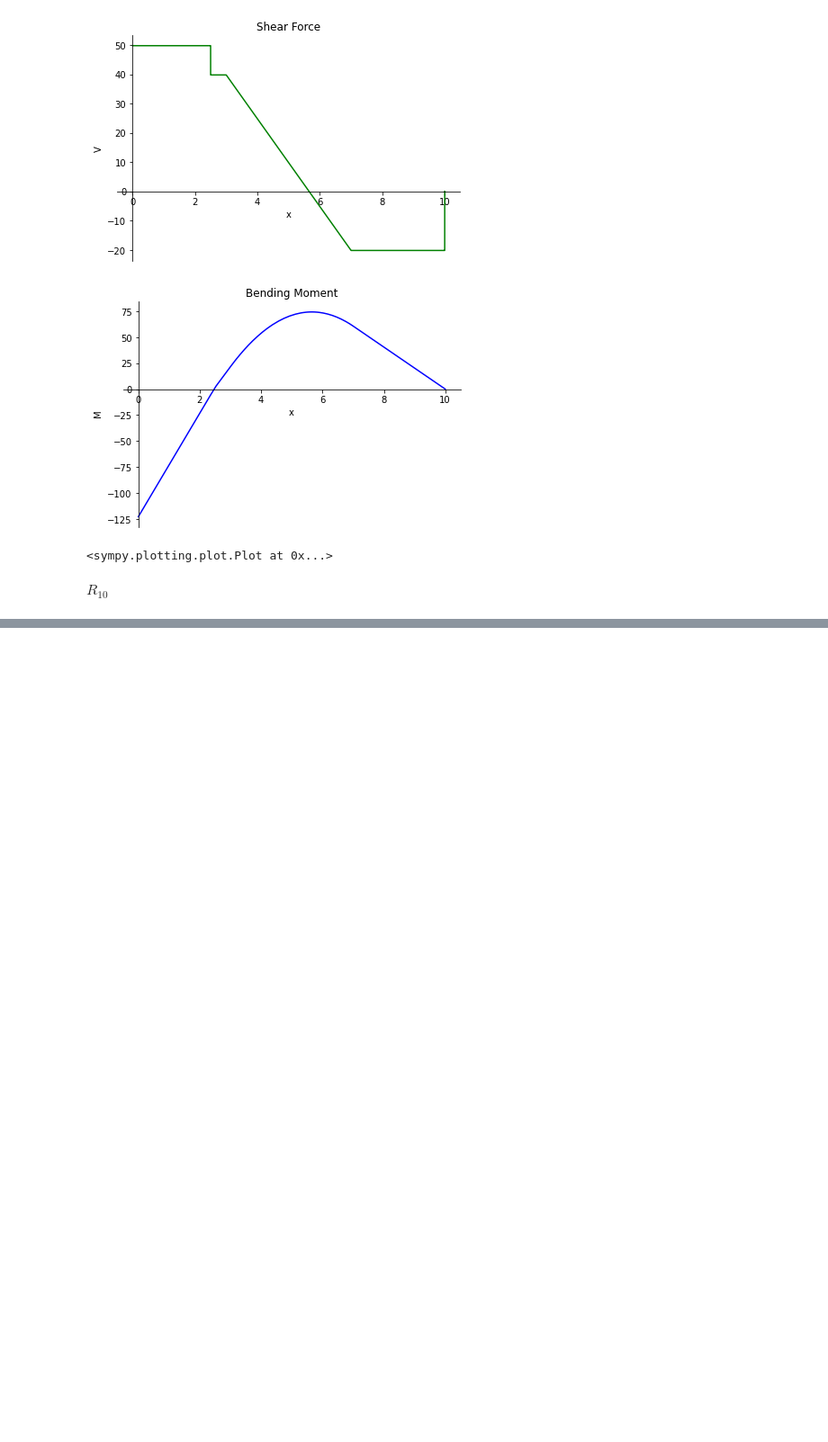
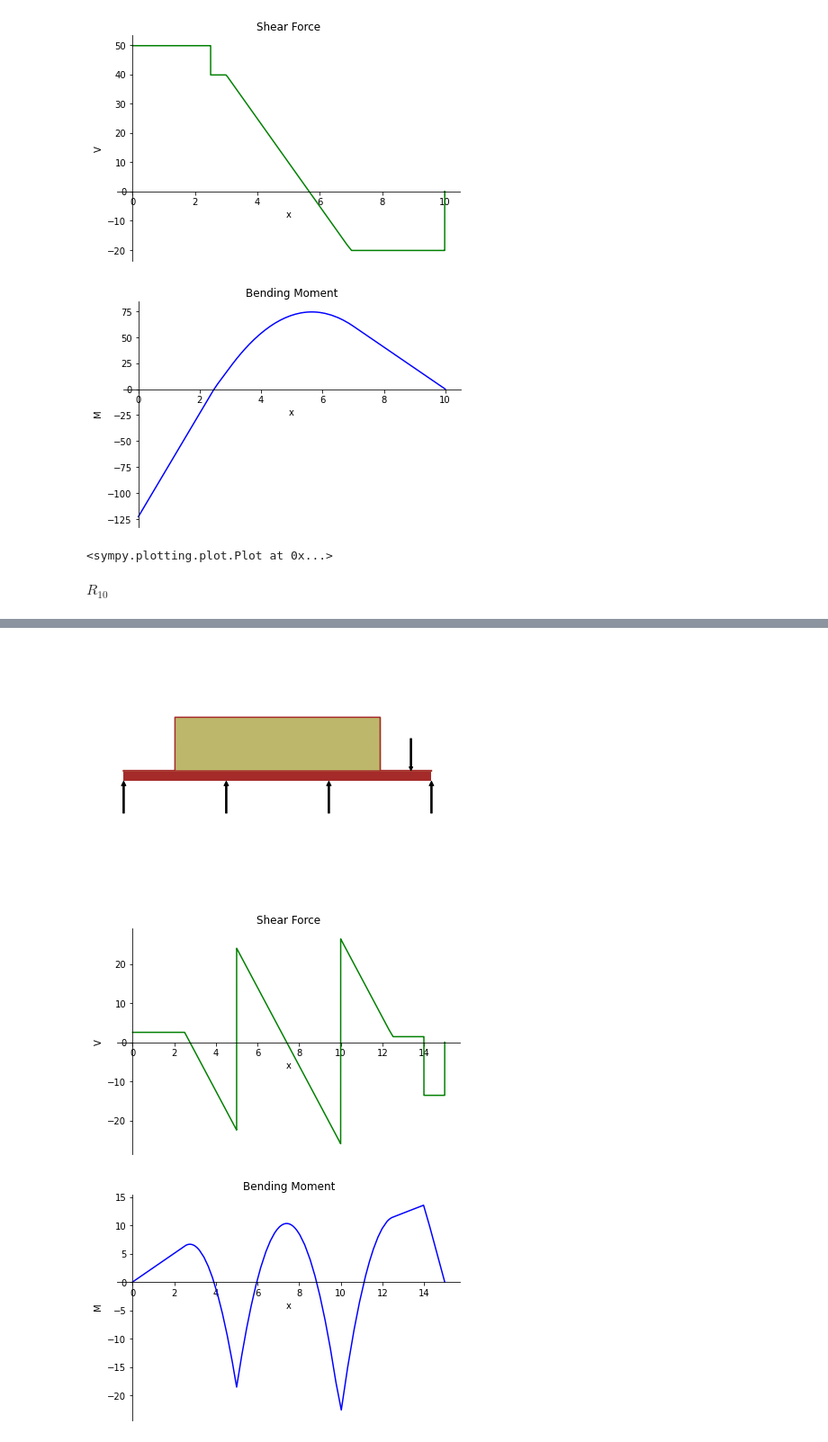
Before and after one commit to abhimhamane/structural_streamlit, a Jupyter notebook: stream.ipynb, the cells around one changed output, grey strips where cells are left out. Shown at 90% size. Drawn from its saved outputs; the diff is of its cells as text; code cells hidden in the pictures; blank space fills up the shorter version.

```diff
--- a/stream.ipynb
+++ b/stream.ipynb
@@ -251,7 +251,11 @@ cont_beam.solve_for_reaction_loads(sprt_symbs[0], sprt_symbs[1], sprt_symbs[2],
 cont_beam.reaction_loads
 cont_beam.plot_shear_force()
 cont_beam.plot_bending_moment()
-cont_beam.plot_slope()
+#cont_beam.plot_slope()
+
+shear_eqn = cont_beam.shear_force()
+moment_eqn = cont_beam.bending_moment()
+type(moment_eqn)
 #Deflection does not work
 # %% [output]
 [figure]
@@ -271,0 +305,68 @@ str(r_strt)[0]
+# %%
+L = 15.0
+E = 25000
+I = 0.000525
+
+## Continuous Beam ##
+cont_beam = Beam(L, E,I)
+left_sprt = "Roller"
+right_sprt = "Roller"
+
+num_spans = 3
+num_sprts = num_spans + 1
+sprt_spacing = L/num_spans
+
+sprt_locations = list(np.linspace(0, L, num_sprts))
+
+beam_viz = Beam(L,E,I)
+
+beam_viz.apply_support(0, "roller")
+
+
+for loc in sprt_locations[1:-1]:
+    beam_viz.apply_support(loc, "roller")
+
+beam_viz.apply_support(L, "roller")
+
+#cont_pen = beam_viz.draw()
+#cont_pen.show()
+beam_sprt = beam_viz.applied_loads
+
+sprt_symbs = []
+sprt_order = []
+sprt_start_loc = []
+
+for spr in beam_sprt:
+    sprt_symbs.append(spr[0])
+    sprt_order.append(spr[2])
+    sprt_start_loc.append(spr[1])
+
+for i in range(len(sprt_order)):
+    if sprt_order[i] == -1:
+        cont_beam.apply_load(sprt_symbs[i], sprt_start_loc[i], -1)
+        cont_beam.bc_deflection.append((sprt_start_loc[i], 0))
+    elif sprt_order[i] == -2:
+        cont_beam.apply_load(sprt_symbs[i], sprt_start_loc[i], -2)
+        cont_beam.bc_slope.append((sprt_start_loc[i], 0))
+
+
+cont_beam.apply_load(10, 2.5, 0, 12.5)
+cont_beam.apply_load(15, 14, -1)
+
+_pen = cont_beam.draw()
+_pen.show()
+
+cont_beam.solve_for_reaction_loads(sprt_symbs[0], sprt_symbs[1], sprt_symbs[2], sprt_symbs[3])
+
+cont_beam.reaction_loads
+cont_beam.plot_shear_force()
+cont_beam.plot_bending_moment()
+#cont_beam.plot_slope()
+
+shear_eqn = cont_beam.shear_force()
+moment_eqn = cont_beam.bending_moment()
+mmt_eq = cont_beam.bending_moment()
+# %% [output]
+[figure, added]
+[figure, added]
+[figure, added]
```
Also changed, not shown: parts of 22 cells of this notebook, 3 other files.
